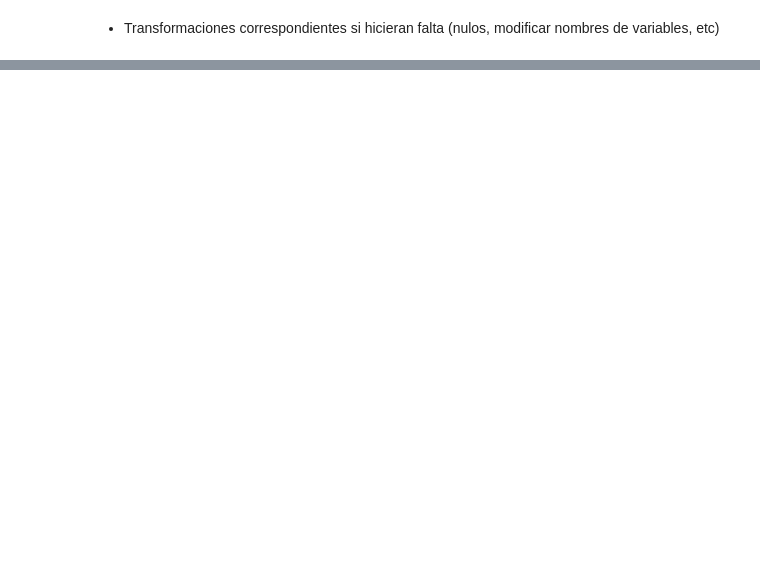
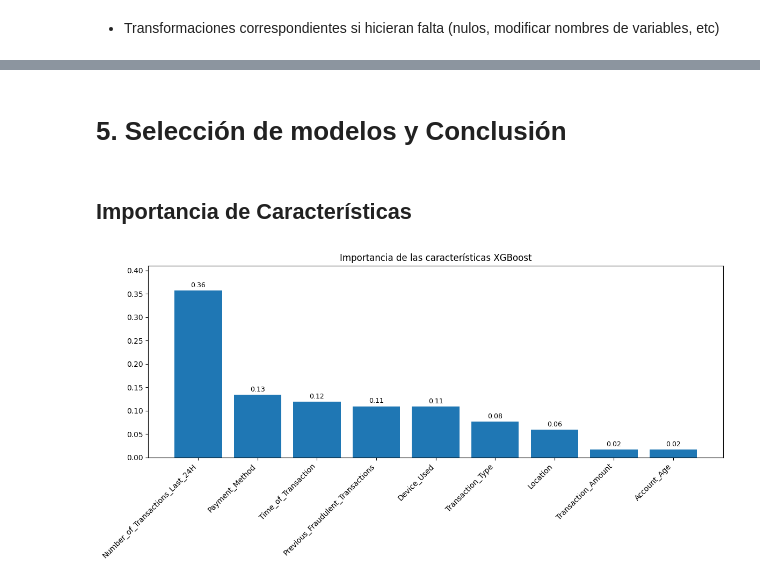
Before and after one commit to blackbemt/Data-Science-2-Coderhouse, a Jupyter notebook: Proyecto_DS2___Jorge_Bautista.ipynb, the cells around one changed output, grey strips where cells are left out. Saved outputs shown, nothing was run; the diff lists cells and outputs as text; code cells hidden in the pictures; blank space fills up the shorter version.

```diff
--- a/Proyecto_DS2___Jorge_Bautista.ipynb
+++ b/Proyecto_DS2___Jorge_Bautista.ipynb
@@ -156,0 +195,3 @@ Con el boxplot, hice transformación usando log para visualizarlo mejor. Intent
+# %%
+# Eliminaré la columna de ID de transacción porque no aporta al modelo
+df_clean = df_clean.drop(columns=['Transaction_ID','User_ID'])
@@ -156,0 +208,6 @@ Con el boxplot, hice transformación usando log para visualizarlo mejor. Intent
+# %%
+# Separamos las variables predictoras (X) y variable objetivo (y) y seteamos el tamaño de la muestra
+X = df_clean.drop("Fraudulent", axis=1)
+y = df_clean["Fraudulent"]
+
+X_train, X_test, y_train, y_test = train_test_split(X, y, test_size=0.2, random_state=42, stratify=y)
@@ -156,0 +263,9 @@ Con el boxplot, hice transformación usando log para visualizarlo mejor. Intent
+# %%
+from imblearn.over_sampling import SMOTE
+
+# Aplicar SMOTE al conjunto de entrenamiento
+smote = SMOTE(random_state=42)
+X_train_resampled, y_train_resampled = smote.fit_resample(X_train, y_train)
+
+# Verifico la nueva distribución de clases
+y_train.value_counts(), y_train_resampled.value_counts()
@@ -156,0 +330,33 @@ Con el boxplot, hice transformación usando log para visualizarlo mejor. Intent
+# %% [markdown]
+# 5. **Selección de modelos y Conclusión**
+# %% [markdown]
+## **Importancia de Características**
+# %%
+# Modelo ya entrenado
+modelo = xgb
+importancias = modelo.feature_importances_
+features = X_train.columns
+
+# Ordenar por importancia
+indices = np.argsort(importancias)[::-1]
+n_features = min(len(importancias), 9)
+
+plt.figure(figsize=(12, 6))
+plt.title("Importancia de las características XGBoost")
+
+bars = plt.bar(range(n_features), importancias[indices][:n_features], align="center")
+plt.xticks(range(n_features), [features[i] for i in indices[:n_features]], rotation=45, ha='right')
+
+# Añadir etiquetas encima de cada barra
+for bar in bars:
+    height = bar.get_height()
+    if height > 0:
+        plt.text(bar.get_x() + bar.get_width()/2,
+                 height + max(importancias)*0.01,  # Ajuste proporcional
+                 f"{height:.2f}", ha='center', va='bottom', fontsize=9)
+
+plt.ylim(0, max(importancias)*1.15)  # Ajuste del límite vertical
+plt.tight_layout()
+plt.show()
+# %% [output]
+[figure, added]
```
Also changed, not shown: parts of 27 cells of this notebook.
